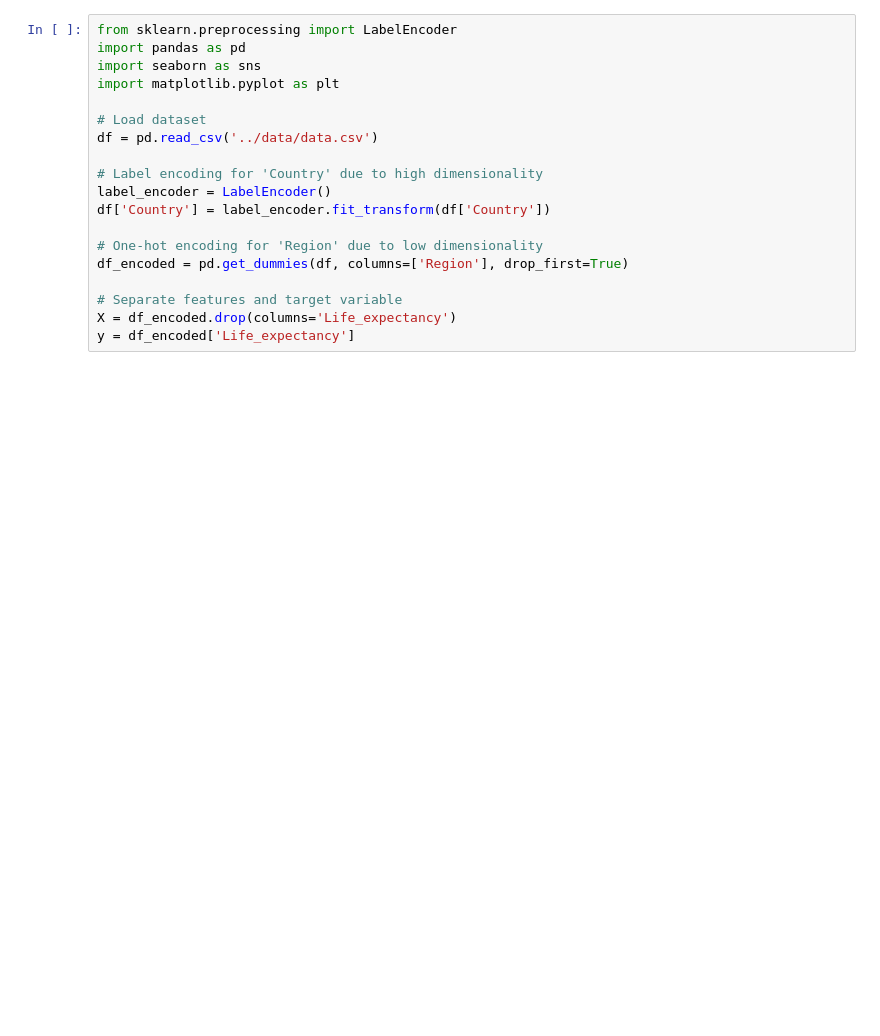
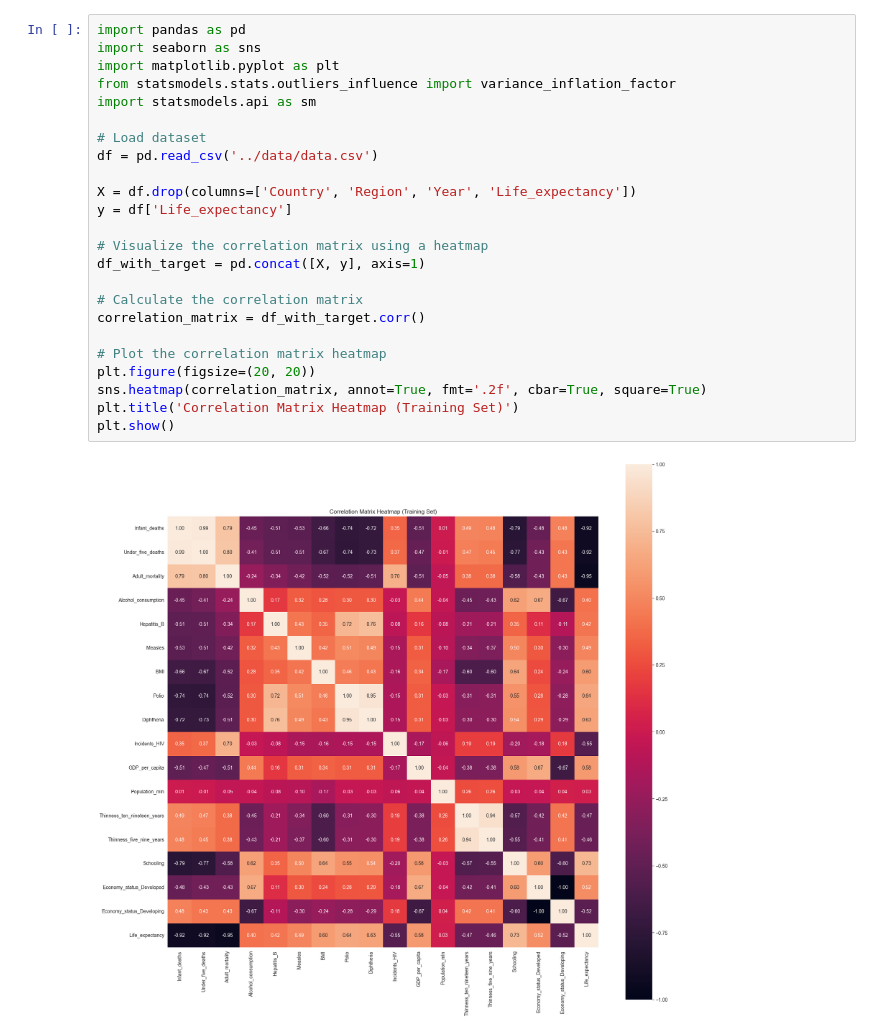
Before and after one commit to malinhauglandh/life-expectancy-prediction, a Jupyter notebook: feature engineering/feature_engineering.ipynb, the cells around one changed output. Drawn from its saved outputs; the diff is of its cells as text; blank space fills up the shorter version.

```diff
--- a/feature engineering/feature_engineering.ipynb
+++ b/feature engineering/feature_engineering.ipynb
@@ -1,19 +1,26 @@
-# %%
-from sklearn.preprocessing import LabelEncoder
-import pandas as pd
-import seaborn as sns
-import matplotlib.pyplot as plt
-
-# Load dataset
-df = pd.read_csv('../data/data.csv')
-
-# Label encoding for 'Country' due to high dimensionality
-label_encoder = LabelEncoder()
-df['Country'] = label_encoder.fit_transform(df['Country'])
-
-# One-hot encoding for 'Region' due to low dimensionality
-df_encoded = pd.get_dummies(df, columns=['Region'], drop_first=True)
-
-# Separate features and target variable
-X = df_encoded.drop(columns='Life_expectancy')
-y = df_encoded['Life_expectancy']
+# %%
+import pandas as pd
+import seaborn as sns
+import matplotlib.pyplot as plt
+from statsmodels.stats.outliers_influence import variance_inflation_factor
+import statsmodels.api as sm
+
+# Load dataset
+df = pd.read_csv('../data/data.csv')
+
+X = df.drop(columns=['Country', 'Region', 'Year', 'Life_expectancy'])
+y = df['Life_expectancy']
+
+# Visualize the correlation matrix using a heatmap
+df_with_target = pd.concat([X, y], axis=1)
+
+# Calculate the correlation matrix
+correlation_matrix = df_with_target.corr()
+
+# Plot the correlation matrix heatmap
+plt.figure(figsize=(20, 20))
+sns.heatmap(correlation_matrix, annot=True, fmt='.2f', cbar=True, square=True)
+plt.title('Correlation Matrix Heatmap (Training Set)')
+plt.show()
+# %% [output]
+[figure, added]
```
Also changed, not shown: parts of 7 cells of this notebook.
